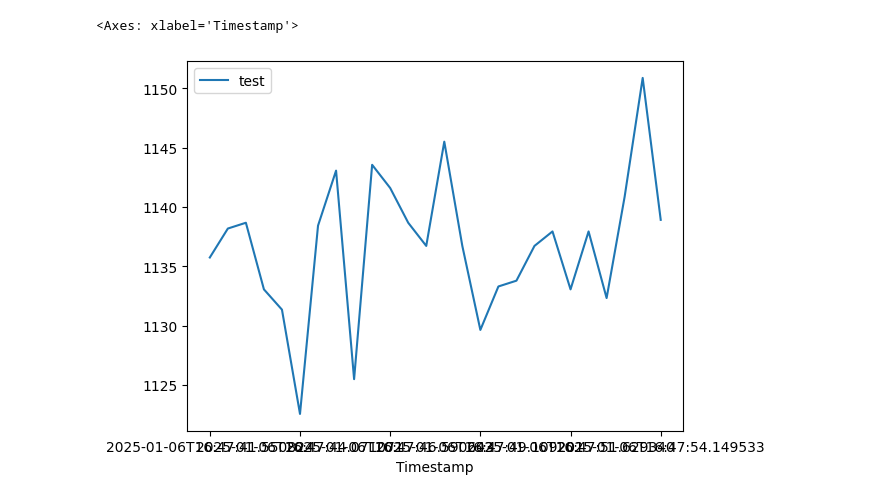
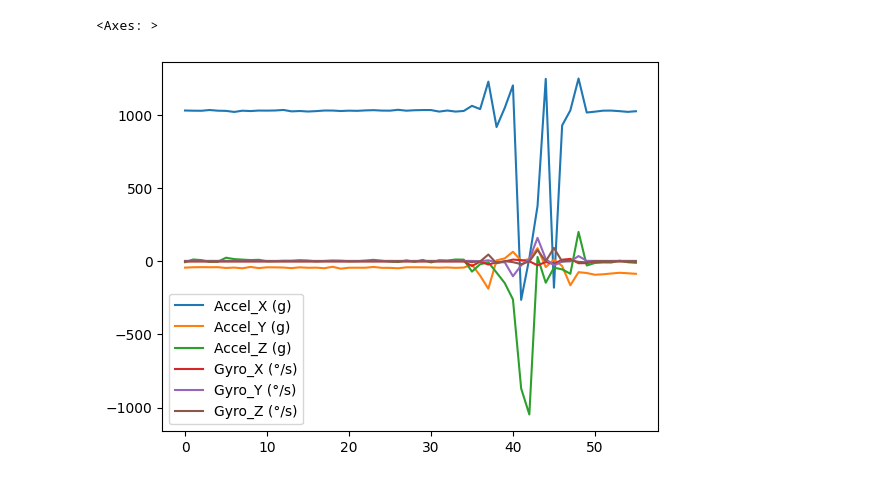
Before and after one commit to Jormunth/EUC_Blinker_CPELyon, a Jupyter notebook: test.ipynb, the cells around one changed output. Drawn from its saved outputs; the diff is of its cells as text; code cells hidden in the pictures.

```diff
--- a/test.ipynb
+++ b/test.ipynb
@@ -26,6 +26,6 @@ df
-# %%
-df["test"] = df["Accel_X (g)"]-df["Accel_Y (g)"]
-df.plot(x="Timestamp", y="test")
-# %% [output]
-<Axes: xlabel='Timestamp'>
-[figure, removed]
+# %%
+# %matplotlib qt
+df.plot()
+# %% [output]
+<Axes: >
+[figure, added]
```
Also changed, not shown: parts of 1 cell of this notebook, 4 other files.
